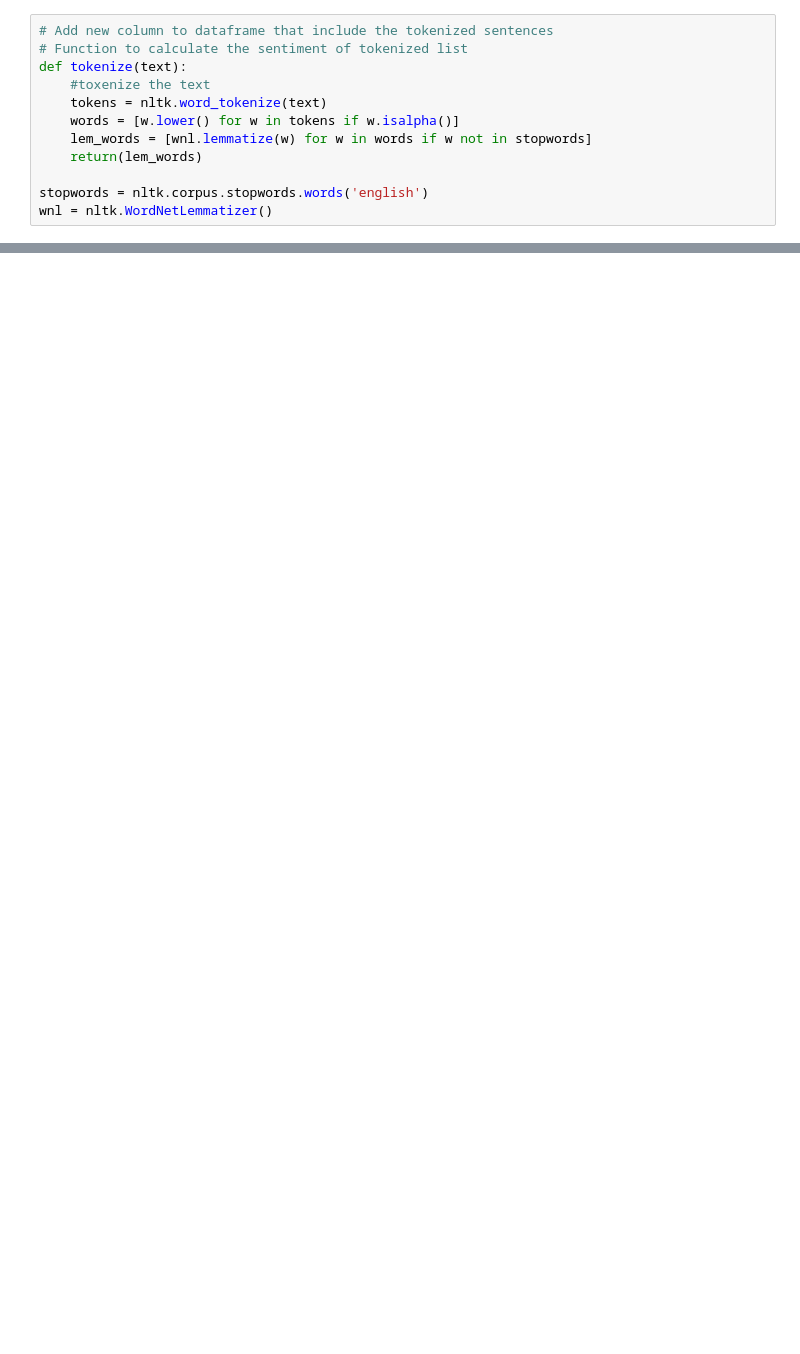
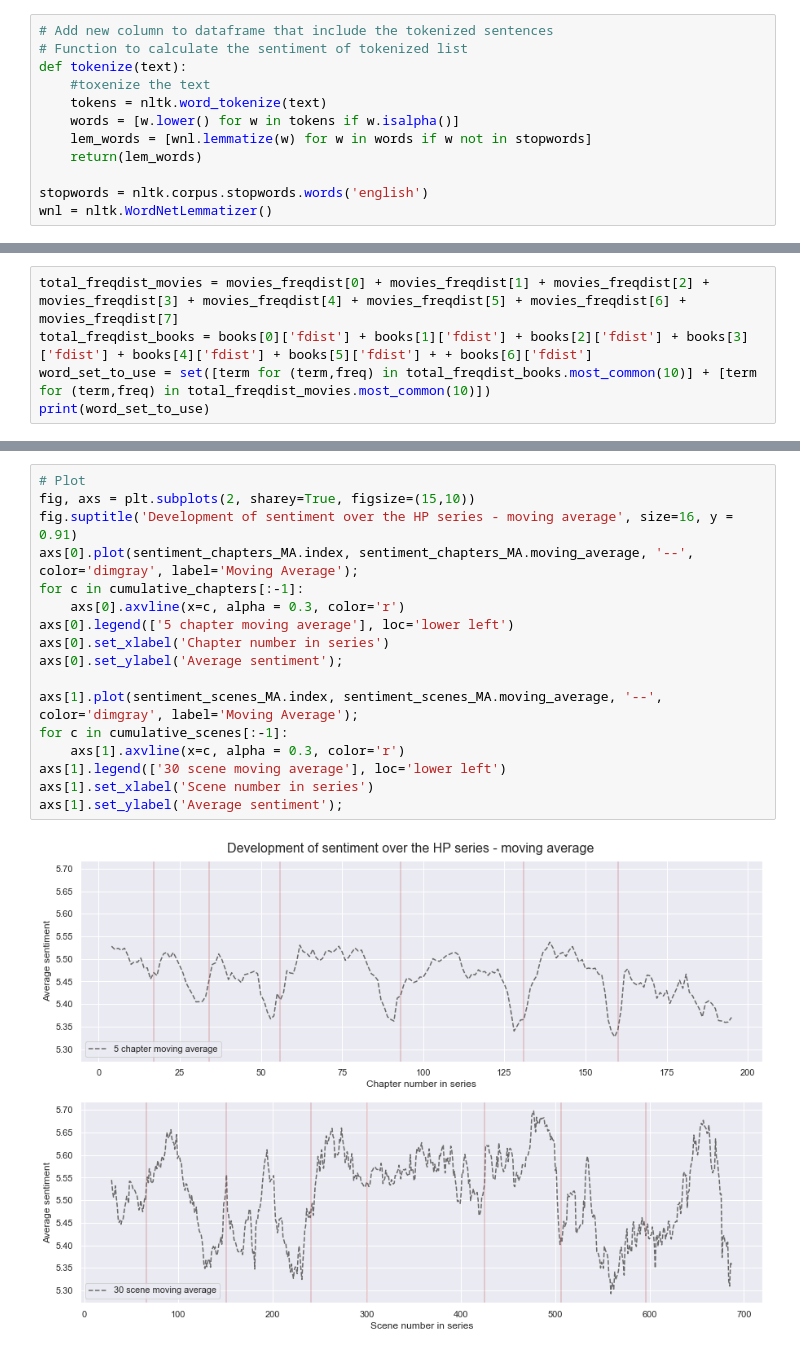
Before and after one commit to hlynurarni/HarryPotter_02805_Project, a Jupyter notebook: movie_scripts/Compare_books_movies.ipynb, the cells around one changed output, grey strips where cells are left out. Saved outputs shown, nothing was run; the diff lists cells and outputs as text; blank space fills up the shorter version.

```diff
--- a/movie_scripts/Compare_books_movies.ipynb
+++ b/movie_scripts/Compare_books_movies.ipynb
@@ -121,0 +106,5 @@ fig.suptitle('highest normalized frequency of words in all the books');
+# %%
+total_freqdist_movies = movies_freqdist[0] + movies_freqdist[1] + movies_freqdist[2] + movies_freqdist[3] + movies_freqdist[4] + movies_freqdist[5] + movies_freqdist[6] + movies_freqdist[7]
+total_freqdist_books = books[0]['fdist'] + books[1]['fdist'] + books[2]['fdist'] + books[3]['fdist'] + books[4]['fdist'] + books[5]['fdist'] + + books[6]['fdist']
+word_set_to_use = set([term for (term,freq) in total_freqdist_books.most_common(10)] + [term for (term,freq) in total_freqdist_movies.most_common(10)])
+print(word_set_to_use)
@@ -121,0 +301,19 @@ fig.suptitle('highest normalized frequency of words in all the books');
+# %%
+# Plot
+fig, axs = plt.subplots(2, sharey=True, figsize=(15,10))
+fig.suptitle('Development of sentiment over the HP series - moving average', size=16, y = 0.91)
+axs[0].plot(sentiment_chapters_MA.index, sentiment_chapters_MA.moving_average, '--', color='dimgray', label='Moving Average');
+for c in cumulative_chapters[:-1]:
+    axs[0].axvline(x=c, alpha = 0.3, color='r')
+axs[0].legend(['5 chapter moving average'], loc='lower left')
+axs[0].set_xlabel('Chapter number in series')
+axs[0].set_ylabel('Average sentiment');
+
+axs[1].plot(sentiment_scenes_MA.index, sentiment_scenes_MA.moving_average, '--', color='dimgray', label='Moving Average');
+for c in cumulative_scenes[:-1]:
+    axs[1].axvline(x=c, alpha = 0.3, color='r')
+axs[1].legend(['30 scene moving average'], loc='lower left')
+axs[1].set_xlabel('Scene number in series')
+axs[1].set_ylabel('Average sentiment');
+# %% [output]
+[figure, added]
```
Also changed, not shown: parts of 25 cells of this notebook.
